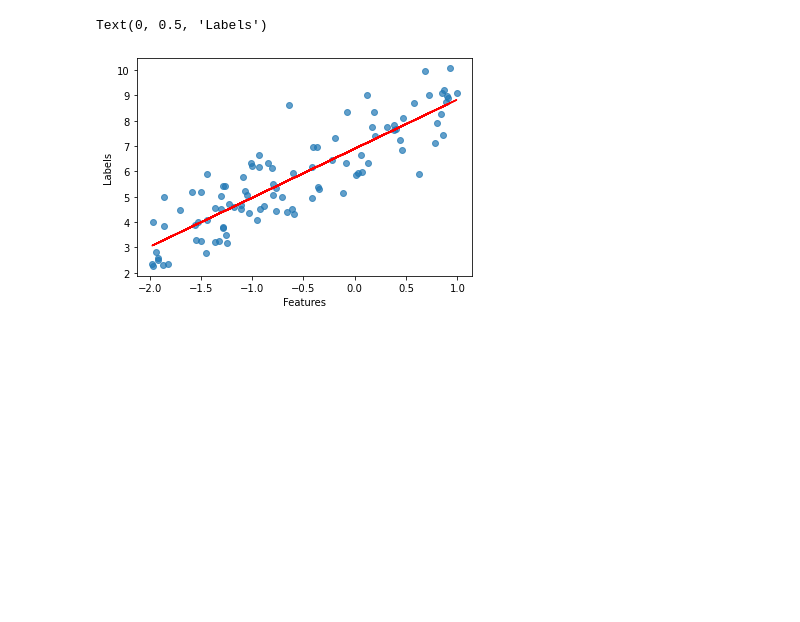
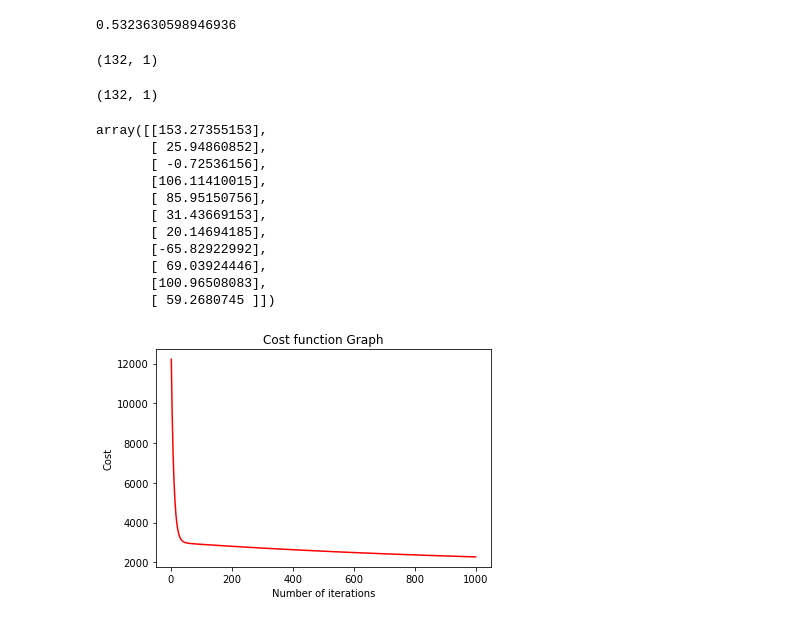
Before and after one commit to mouhagaye/ProjetPythonSIGMA, a Jupyter notebook: Projet Python Descent Gradient.ipynb, the cells around one changed output. Saved outputs shown, nothing was run; the diff lists cells and outputs as text; code cells hidden in the pictures; blank space fills up the shorter version.

```diff
--- a/Projet Python Descent Gradient.ipynb
+++ b/Projet Python Descent Gradient.ipynb
@@ -289,9 +338,20 @@ slope
 # %%
-plt.figure()
-plt.scatter(X,Y,alpha = 0.7)
-plt.plot(X,X*slope+intercept, color = 'red')
-plt.xlabel('Features')
-plt.ylabel('Labels')
+# plt.figure()
+# plt.scatter(X,Y,alpha = 0.7)
+# plt.plot(X,X*slope+intercept, color = 'red')
+# plt.xlabel('Features')
+# plt.ylabel('Labels')
-# %% [output]
-Text(0, 0.5, 'Labels')
-[figure, removed]
+# %%
+y_pred = g.predict(X_test)
+# %%
+g.r2_score(y_pred, y_test)
+# %% [output]
+0.5323630598946936
+# %%
+y_test.shape
+# %% [output]
+(132, 1)
+# %%
+y_pred.shape
+# %% [output]
+(132, 1)
@@ -297,0 +406,15 @@ Text(0, 0.5, 'Labels')
+# %%
+Multivariable_Linear_Regression(X_train, y_train, 0.03, 1000)
+# %% [output]
+array([[153.27355153],
+       [ 25.94860852],
+       [ -0.72536156],
+       [106.11410015],
+       [ 85.95150756],
+       [ 31.43669153],
+       [ 20.14694185],
+       [-65.82922992],
+       [ 69.03924446],
+       [100.96508083],
+       [ 59.2680745 ]])
+[figure, added]
```
Also changed, not shown: parts of 17 cells of this notebook.
